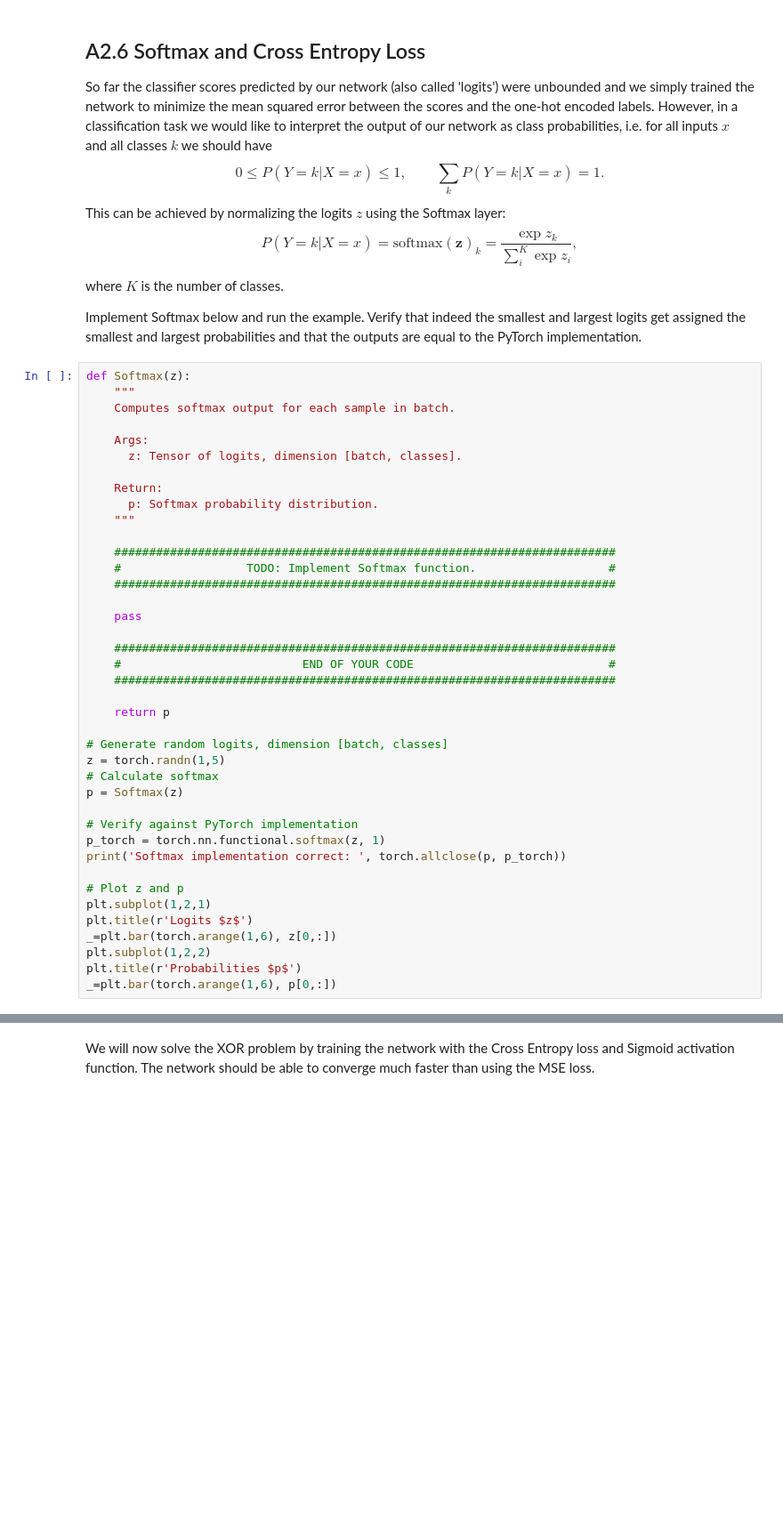
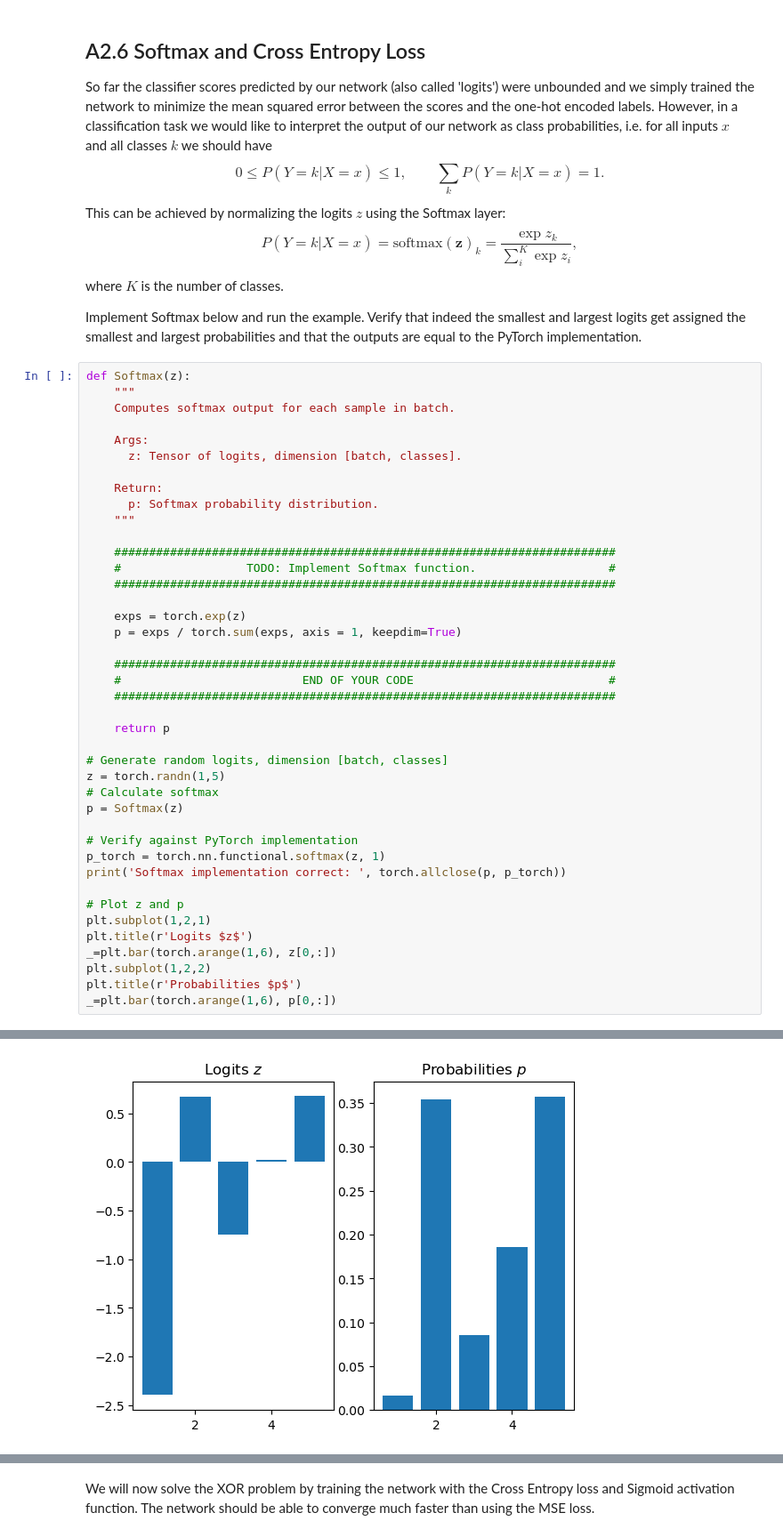
Before and after one commit to flaviogheri/deep_learning, a Jupyter notebook: Assignment_2.ipynb, the cells around one changed output, grey strips where cells are left out. Shown at 89% size. Cells and saved outputs as stored; diff of their text form; blank space fills up the shorter version.

```diff
--- a/Assignment_2.ipynb
+++ b/Assignment_2.ipynb
@@ -894,7 +915,8 @@ def Softmax(z):
     #                  TODO: Implement Softmax function.                   #
     ########################################################################
 
-    pass
+    exps = torch.exp(z)
+    p = exps / torch.sum(exps, axis = 1, keepdim=True)
 
     ########################################################################
     #                          END OF YOUR CODE                            #
@@ -918,3 +940,4 @@ _=plt.bar(torch.arange(1,6), z[0,:])
 plt.subplot(1,2,2)
 plt.title(r'Probabilities $p$')
 _=plt.bar(torch.arange(1,6), p[0,:])
+# %% [output]
@@ -921,3 +945,4 @@ _=plt.bar(torch.arange(1,6), p[0,:])
+[figure, added]
 # %% [markdown]
 The Softmax layer is a vector extension of the Sigmoid function and so unfortunately comes with the same saturation problem causing learning to slow down. Luckily we can overcome this by replacing the MSE loss by the Cross Entropy (CE) loss:
 $$H(y,p) = -\sum_i^K y_i \log(p_i),$$
```
Also changed, not shown: parts of 11 cells of this notebook.
